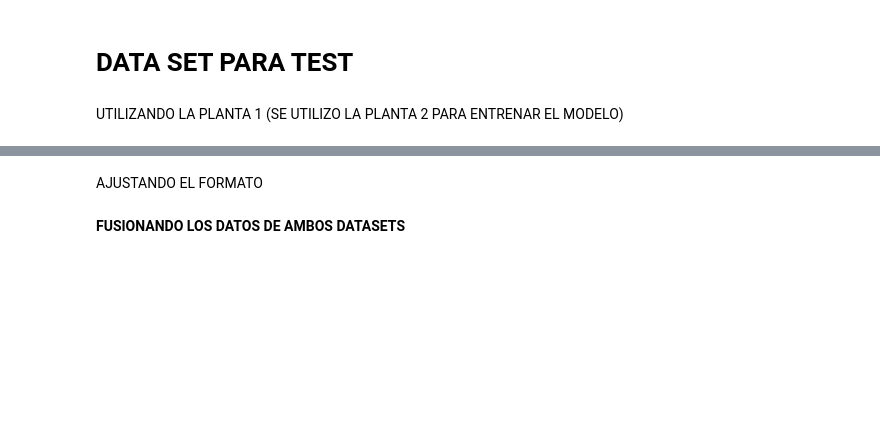
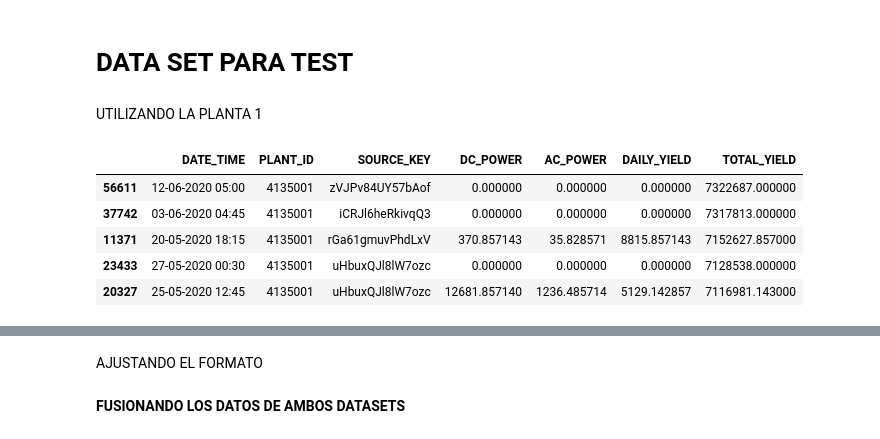
Before and after one commit to Mbenitez11/Prediccion-de-Irradiacion, a Jupyter notebook: notebooks/Analisis_y_optimización_de_datos.ipynb, the cells around one changed output, grey strips where cells are left out. Saved outputs shown, nothing was run; the diff lists cells and outputs as text; code cells hidden in the pictures; blank space fills up the shorter version.

```diff
--- a/notebooks/Analisis_y_optimización_de_datos.ipynb
+++ b/notebooks/Analisis_y_optimización_de_datos.ipynb
@@ -168,8 +178,22 @@ df_solar.to_csv(f'{output_dir}/df_solar.csv', index=False)
 # %% [markdown]
 # DATA SET PARA TEST
 # %% [markdown]
-UTILIZANDO LA PLANTA 1 (SE UTILIZO LA PLANTA 2 PARA ENTRENAR EL MODELO)
+UTILIZANDO LA PLANTA 1
 # %%
 generation_data_test = pd.read_csv('https://raw.githubusercontent.com/Mbenitez11/Prediccion-de-generacin-de-energia-solar-y-analisis-de-fallas/refs/heads/main/data/Plant_1_Generation_Data.csv')
 # %%
 weather_data_test = pd.read_csv('https://raw.githubusercontent.com/Mbenitez11/Prediccion-de-generacin-de-energia-solar-y-analisis-de-fallas/refs/heads/main/data/Plant_1_Weather_Sensor_Data.csv')
+# %%
+generation_data_test.sample(5).style.set_properties(
+    **{
+        'background-color': 'OliveDrab',
+        'color': 'white',
+        'border-color': 'darkblack'
+    })
+# %% [output]
+|  | DATE_TIME | PLANT_ID | SOURCE_KEY | DC_POWER | AC_POWER | DAILY_YIELD | TOTAL_YIELD |
+| 56611 | 12-06-2020 05:00 | 4135001 | zVJPv84UY57bAof | 0.000000 | 0.000000 | 0.000000 | 7322687.000000 |
+| 37742 | 03-06-2020 04:45 | 4135001 | iCRJl6heRkivqQ3 | 0.000000 | 0.000000 | 0.000000 | 7317813.000000 |
+| 11371 | 20-05-2020 18:15 | 4135001 | rGa61gmuvPhdLxV | 370.857143 | 35.828571 | 8815.857143 | 7152627.857000 |
+| 23433 | 27-05-2020 00:30 | 4135001 | uHbuxQJl8lW7ozc | 0.000000 | 0.000000 | 0.000000 | 7128538.000000 |
+| 20327 | 25-05-2020 12:45 | 4135001 | uHbuxQJl8lW7ozc | 12681.857140 | 1236.485714 | 5129.142857 | 7116981.143000 |
```
Also changed, not shown: parts of 27 cells of this notebook, 2 other files.
